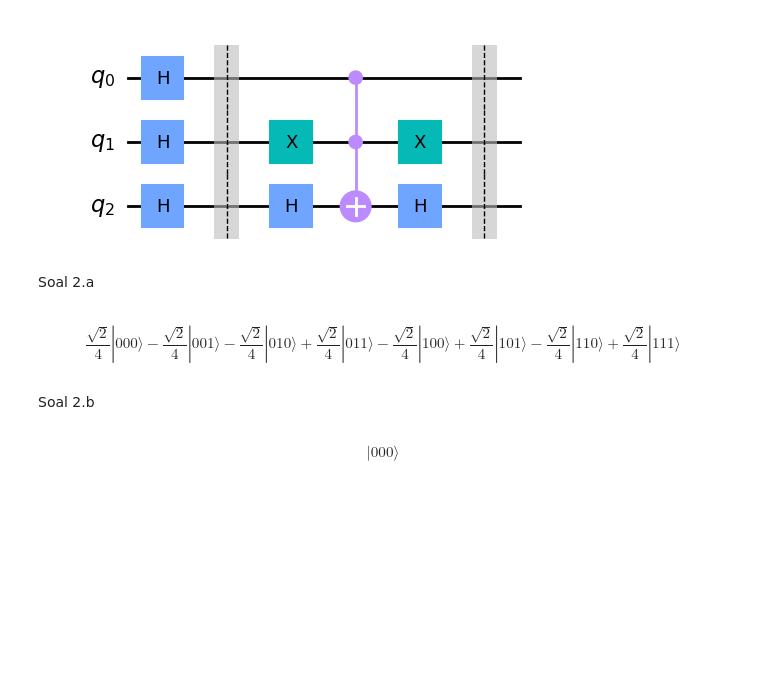
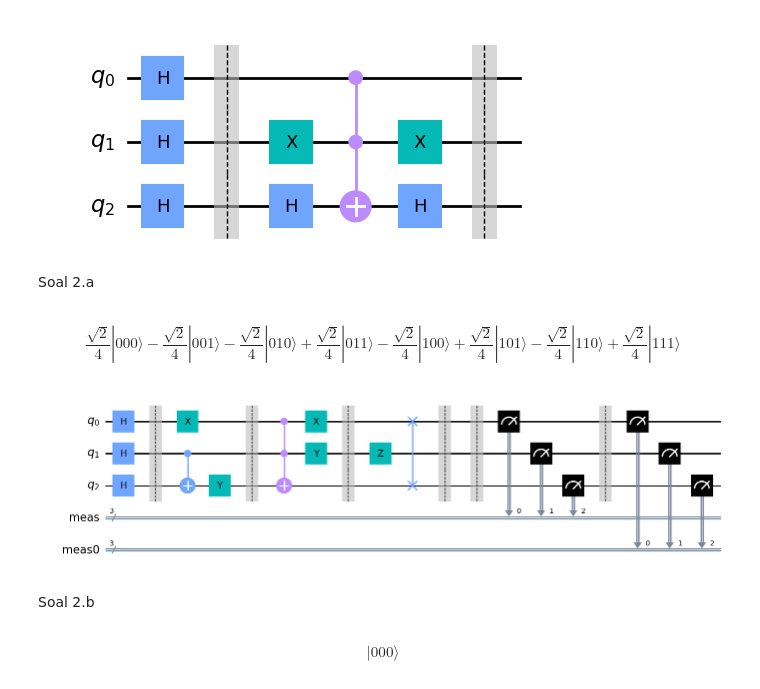
Before and after one commit to Mevaourse/Quantum-Computing, a Jupyter notebook: TugasKomputerKuantum.ipynb, the cells around one changed output. Cells and saved outputs as stored; diff of their text form; code cells hidden in the pictures; blank space fills up the shorter version.

```diff
--- a/TugasKomputerKuantum.ipynb
+++ b/TugasKomputerKuantum.ipynb
@@ -108,6 +108,11 @@ psi=Statevector(qc1)
 psi.draw('latex')
 # %% [output]
 $$\frac{\sqrt{2}}{4} |000\rangle- \frac{\sqrt{2}}{4} |001\rangle- \frac{\sqrt{2}}{4} |010\rangle+\frac{\sqrt{2}}{4} |011\rangle- \frac{\sqrt{2}}{4} |100\rangle+\frac{\sqrt{2}}{4} |101\rangle- \frac{\sqrt{2}}{4} |110\rangle+\frac{\sqrt{2}}{4} |111\rangle$$
+# %%
+qc1.measure_all()
+qc1.draw('mpl')
+# %% [output]
+[figure, added]
 # %% [markdown]
 Soal 2.b
 # %%
```
Also changed, not shown: parts of 2 cells of this notebook.
